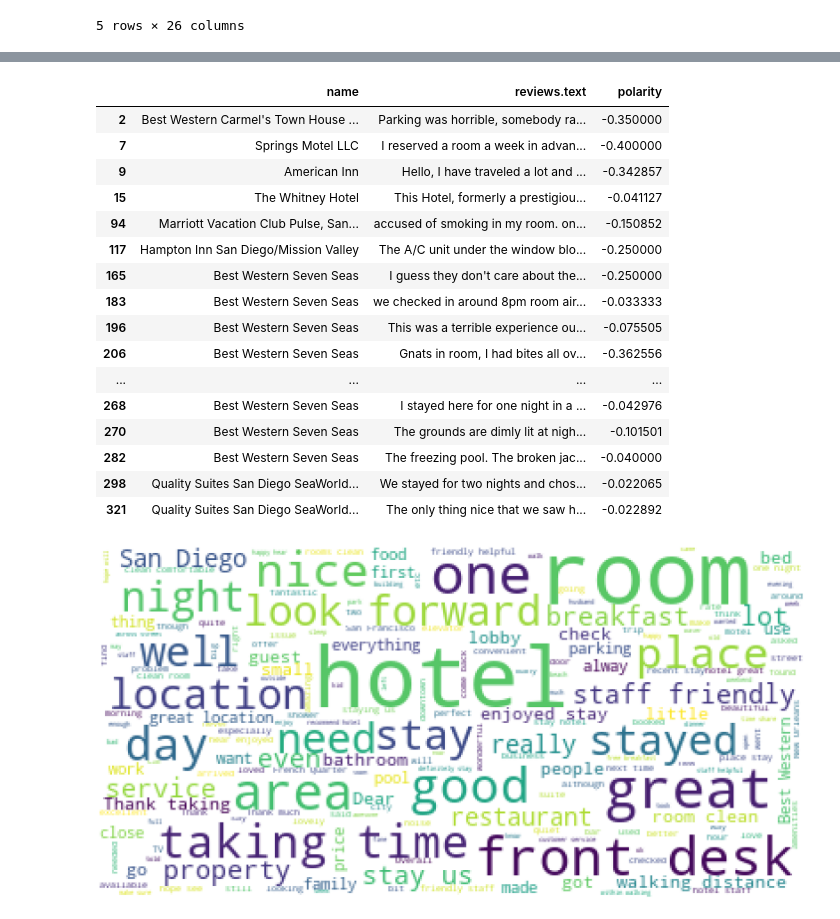
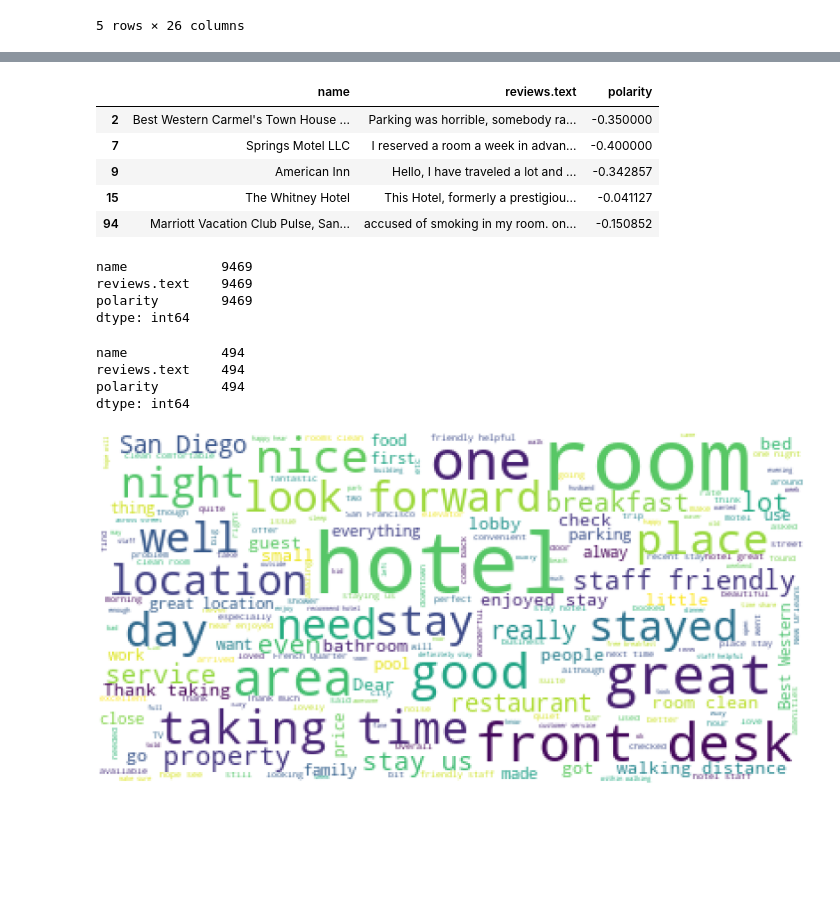
Before and after one commit to xinyuyao22/Topics-Extraction-Hotel-Reviews, a Jupyter notebook: Sentiment Analysis polarity - All state.ipynb, the cells around one changed output, grey strips where cells are left out. Saved outputs shown, nothing was run; the diff lists cells and outputs as text; code cells hidden in the pictures; blank space fills up the shorter version.

```diff
--- a/Sentiment Analysis polarity & subjectivity-Copy1.ipynb
+++ b/Sentiment Analysis polarity - All state.ipynb
@@ -30,15 +30,11 @@ from textblob import TextBlob
 import warnings
 warnings.filterwarnings("ignore")
 polarity=[]
-subjectivity=[]
 for i in df['reviews.text']:
     try:
         analysis =TextBlob(i)
         polarity.append(analysis.sentiment.polarity)
-        subjectivity.append(analysis.sentiment.subjectivity)
-
     except:
         polarity.append(0)
-        subjectivity.append(0)
 # %%
 df['polarity']=polarity
@@ -67,24 +52,28 @@ df[['name','reviews.text','polarity']][df.polarity>0].head(20)
 # %%
 #negative comments
-df[['name','reviews.text','polarity']][df.polarity<0].head(20)
+neg_com = df[['name','reviews.text','polarity']][df.polarity<0]
+neg_com.head()
 # %% [output]
 |  | name | reviews.text | polarity |
 | 2 | Best Western Carmel's Town House ... | Parking was horrible, somebody ra... | -0.350000 |
 | 7 | Springs Motel LLC | I reserved a room a week in advan... | -0.400000 |
 | 9 | American Inn | Hello, I have traveled a lot and ... | -0.342857 |
 | 15 | The Whitney Hotel | This Hotel, formerly a prestigiou... | -0.041127 |
 | 94 | Marriott Vacation Club Pulse, San... | accused of smoking in my room. on... | -0.150852 |
-| 117 | Hampton Inn San Diego/Mission Valley | The A/C unit under the window blo... | -0.250000 |
-| 165 | Best Western Seven Seas | I guess they don't care about the... | -0.250000 |
-| 183 | Best Western Seven Seas | we checked in around 8pm room air... | -0.033333 |
-| 196 | Best Western Seven Seas | This was a terrible experience ou... | -0.075505 |
-| 206 | Best Western Seven Seas | Gnats in room, I had bites all ov... | -0.362556 |
-| ... | ... | ... | ... |
-| 268 | Best Western Seven Seas | I stayed here for one night in a ... | -0.042976 |
-| 270 | Best Western Seven Seas | The grounds are dimly lit at nigh... | -0.101501 |
-| 282 | Best Western Seven Seas | The freezing pool. The broken jac... | -0.040000 |
-| 298 | Quality Suites San Diego SeaWorld... | We stayed for two nights and chos... | -0.022065 |
-| 321 | Quality Suites San Diego SeaWorld... | The only thing nice that we saw h... | -0.022892 |
+# %%
+pos_com.count()
+# %% [output]
+name            9469
+reviews.text    9469
+polarity        9469
+dtype: int64
+# %%
+neg_com.count()
+# %% [output]
+name            494
+reviews.text    494
+polarity        494
+dtype: int64
 # %%
 #neutral comments
 #df[['name','reviews.text','polarity']][df.polarity==0].head(20)
```
Also changed, not shown: parts of 4 cells of this notebook, 2 other files.
